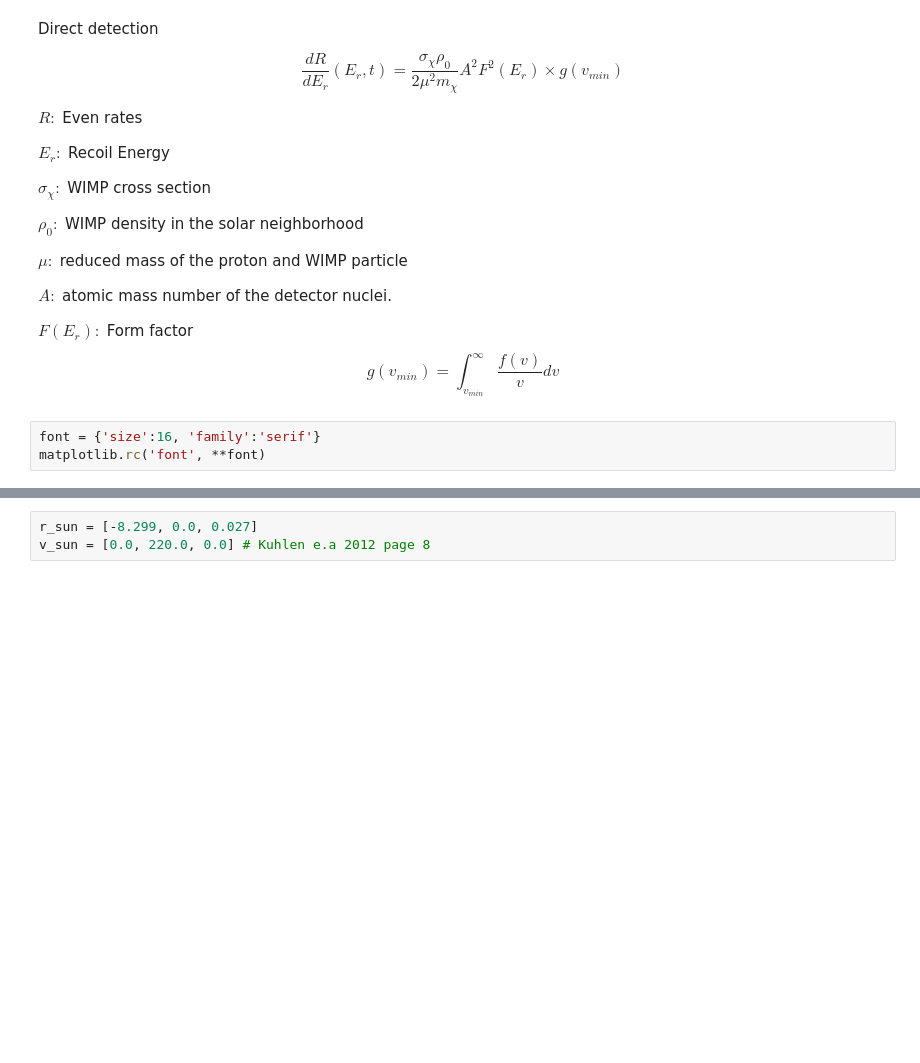
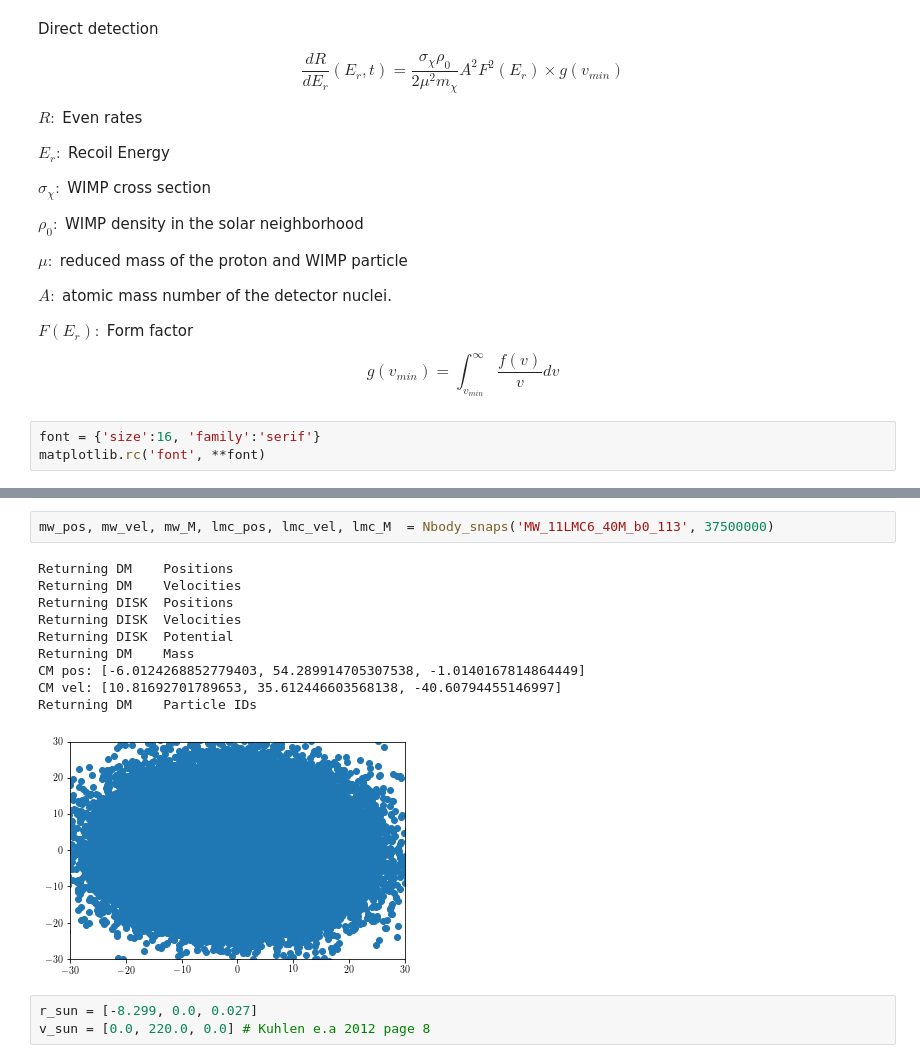
Before and after one commit to jngaravitoc/DMdetection, a Jupyter notebook: code/speed_distribution.ipynb, the cells around one changed output, grey strips where cells are left out. Saved outputs shown, nothing was run; the diff lists cells and outputs as text; blank space fills up the shorter version.

```diff
--- a/code/speed_distribution.ipynb
+++ b/code/speed_distribution.ipynb
@@ -111,3 +111,16 @@ print data_UHR[0,4]- data_UHR[0,7], data_UHR[0,7]
+# %%
+mw_pos, mw_vel, mw_M, lmc_pos, lmc_vel, lmc_M  = Nbody_snaps('MW_11LMC6_40M_b0_113', 37500000)
+# %% [output]
+Returning DM    Positions
+Returning DM    Velocities
+Returning DISK  Positions
+Returning DISK  Velocities
+Returning DISK  Potential
+Returning DM    Mass
+CM pos: [-6.0124268852779403, 54.289914705307538, -1.0140167814864449]
+CM vel: [10.81692701789653, 35.612446603568138, -40.60794455146997]
+Returning DM    Particle IDs
+[figure, added]
 # %%
 r_sun = [-8.299, 0.0, 0.027]
 v_sun = [0.0, 220.0, 0.0] # Kuhlen e.a 2012 page 8
```
Also changed, not shown: parts of 15 cells of this notebook.
